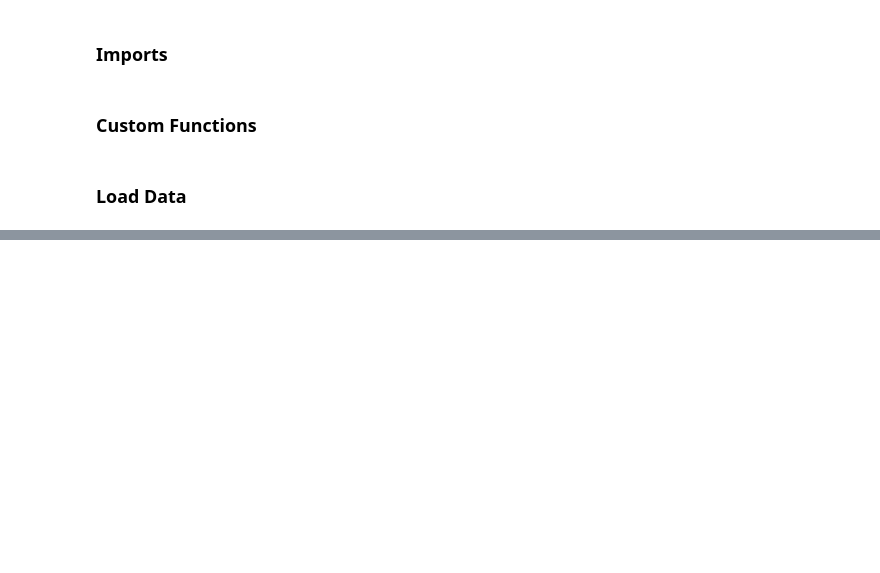
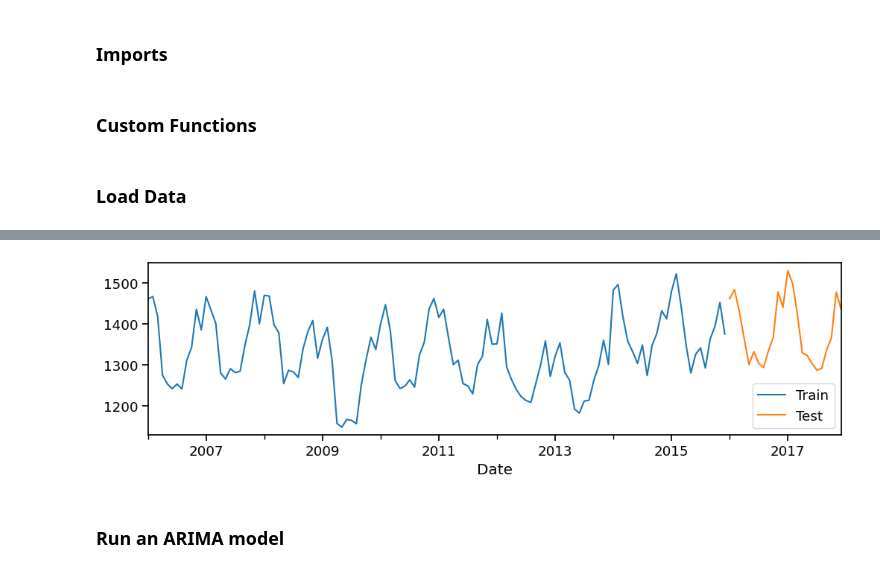
Before and after one commit to ruelanthonyb/SARIMA-Models--Practice-, a Jupyter notebook: SARIMA Models (Practice).ipynb, the cells around one changed output, grey strips where cells are left out. Drawn from its saved outputs; the diff is of its cells as text; code cells hidden in the pictures; blank space fills up the shorter version.

```diff
--- a/SARIMA Models (Practice).ipynb
+++ b/SARIMA Models (Practice).ipynb
@@ -179,0 +283,11 @@ def plot_acf_pacf(ts, nlags=40, figsize=(10, 5),
+# %%
+# tts using test size equal to 24 lags
+test_lags = 24
+train, test = train_test_split(ts, test_size= test_lags)
+ax = train.plot(label='Train')
+test.plot(ax=ax, label='Test')
+ax.legend();
+# %% [output]
+[figure, added]
+# %% [markdown]
+### Run an ARIMA model
```
Also changed, not shown: parts of 21 cells of this notebook, 1 other file.
